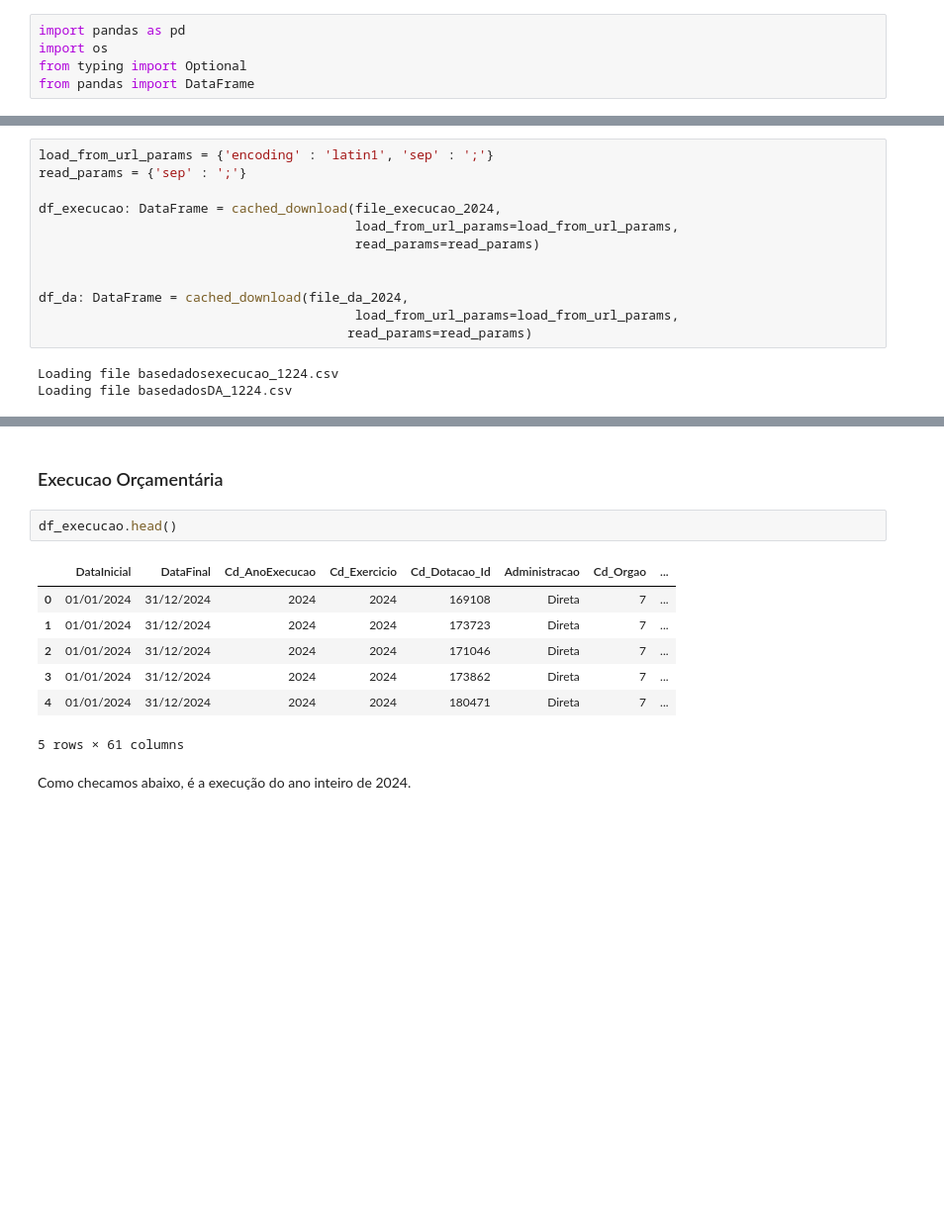
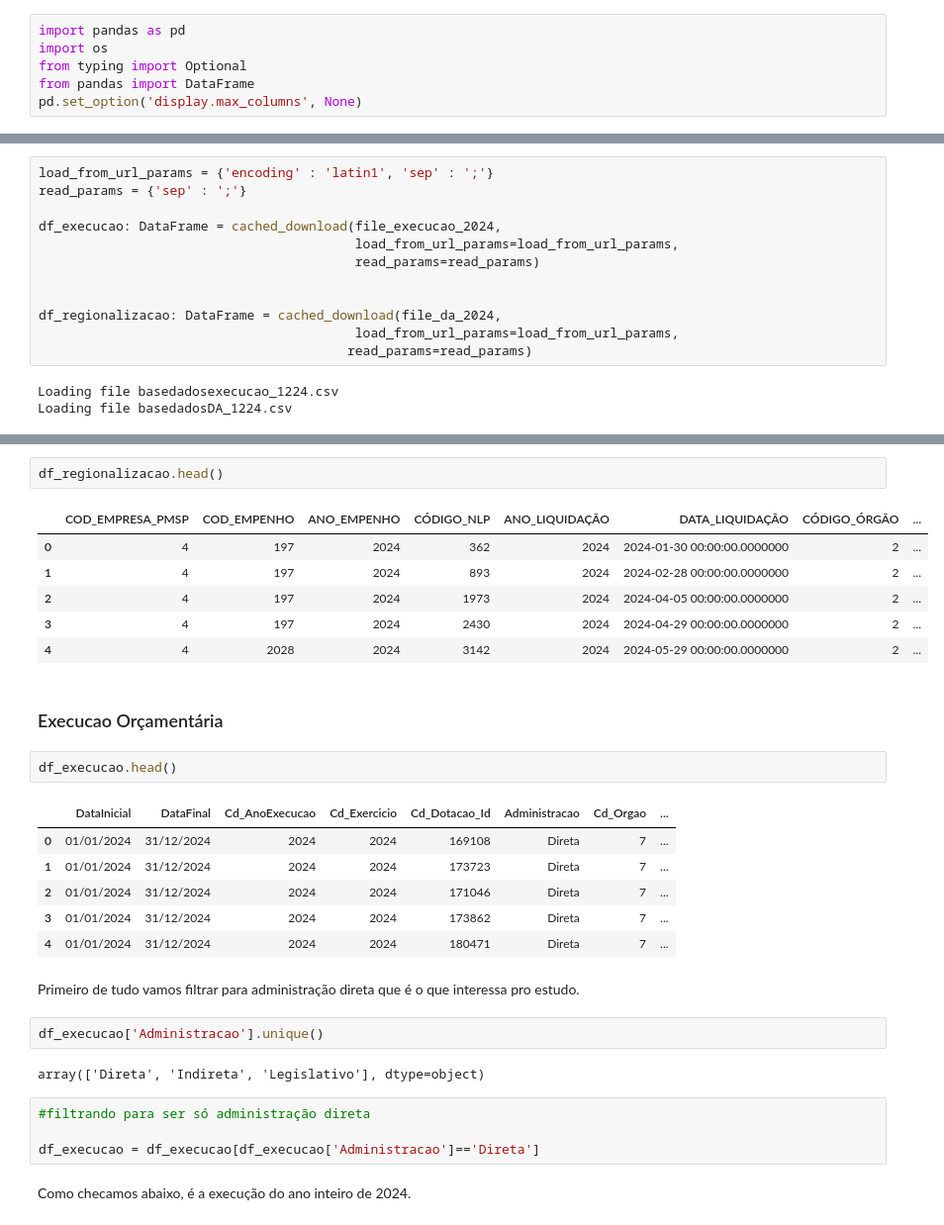
Before and after one commit to h-pgy/artigo_regionalizacao_emendas, a Jupyter notebook: 01_extract_and_clean_data.ipynb, the cells around one changed output, grey strips where cells are left out. Shown at 99% size. Cells and saved outputs as stored; diff of their text form; blank space fills up the shorter version.

```diff
--- a/01_extract_and_clean_data.ipynb
+++ b/01_extract_and_clean_data.ipynb
@@ -3,6 +3,7 @@ import pandas as pd
 import os
 from typing import Optional
 from pandas import DataFrame
+pd.set_option('display.max_columns', None)
 # %%
 from utils import copy_df
 from config import DATA_FOLDER
@@ -92,7 +93,7 @@ df_execucao: DataFrame = cached_download(file_execucao_2024,
                                          read_params=read_params)
 
 
-df_da: DataFrame = cached_download(file_da_2024,
+df_regionalizacao: DataFrame = cached_download(file_da_2024,
                                          load_from_url_params=load_from_url_params,
                                         read_params=read_params)
 # %% [output]
@@ -101,3 +111,12 @@ Loading file basedadosDA_1224.csv
+# %%
+df_regionalizacao.head()
+# %% [output]
+|  | COD_EMPRESA_PMSP | COD_EMPENHO | ANO_EMPENHO | CÓDIGO_NLP | ANO_LIQUIDAÇÃO | DATA_LIQUIDAÇÃO | CÓDIGO_ÓRGÃO | ... |
+| 0 | 4 | 197 | 2024 | 362 | 2024 | 2024-01-30 00:00:00.0000000 | 2 | ... |
+| 1 | 4 | 197 | 2024 | 893 | 2024 | 2024-02-28 00:00:00.0000000 | 2 | ... |
+| 2 | 4 | 197 | 2024 | 1973 | 2024 | 2024-04-05 00:00:00.0000000 | 2 | ... |
+| 3 | 4 | 197 | 2024 | 2430 | 2024 | 2024-04-29 00:00:00.0000000 | 2 | ... |
+| 4 | 4 | 2028 | 2024 | 3142 | 2024 | 2024-05-29 00:00:00.0000000 | 2 | ... |
 # %% [markdown]
 ### Execucao Orçamentária
 # %%
@@ -109,7 +128,16 @@ df_execucao.head()
 | 2 | 01/01/2024 | 31/12/2024 | 2024 | 2024 | 171046 | Direta | 7 | ... |
 | 3 | 01/01/2024 | 31/12/2024 | 2024 | 2024 | 173862 | Direta | 7 | ... |
 | 4 | 01/01/2024 | 31/12/2024 | 2024 | 2024 | 180471 | Direta | 7 | ... |
-5 rows × 61 columns
+# %% [markdown]
+Primeiro de tudo vamos filtrar para administração direta que é o que interessa pro estudo.
+# %%
+df_execucao['Administracao'].unique()
+# %% [output]
+array(['Direta', 'Indireta', 'Legislativo'], dtype=object)
+# %%
+#filtrando para ser só administração direta
+
+df_execucao = df_execucao[df_execucao['Administracao']=='Direta']
 # %% [markdown]
 Como checamos abaixo, é a execução do ano inteiro de 2024.
 # %%
```
Also changed, not shown: parts of 81 cells of this notebook, 2 other files.
